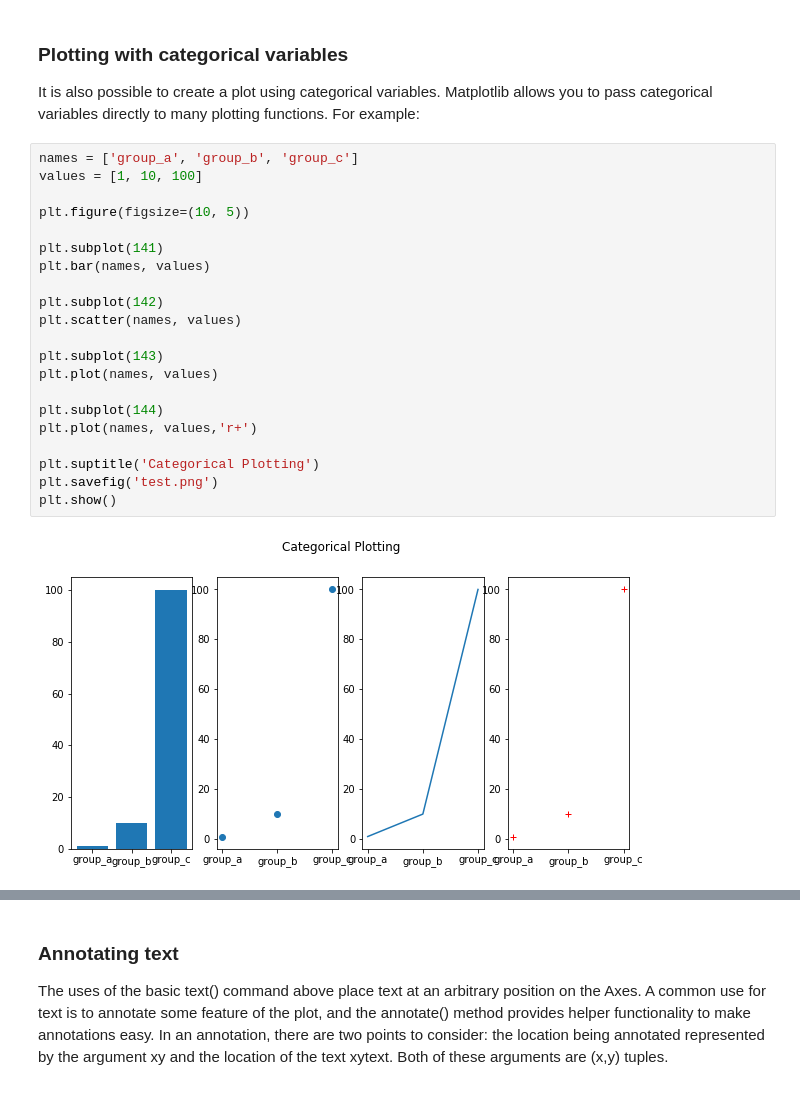
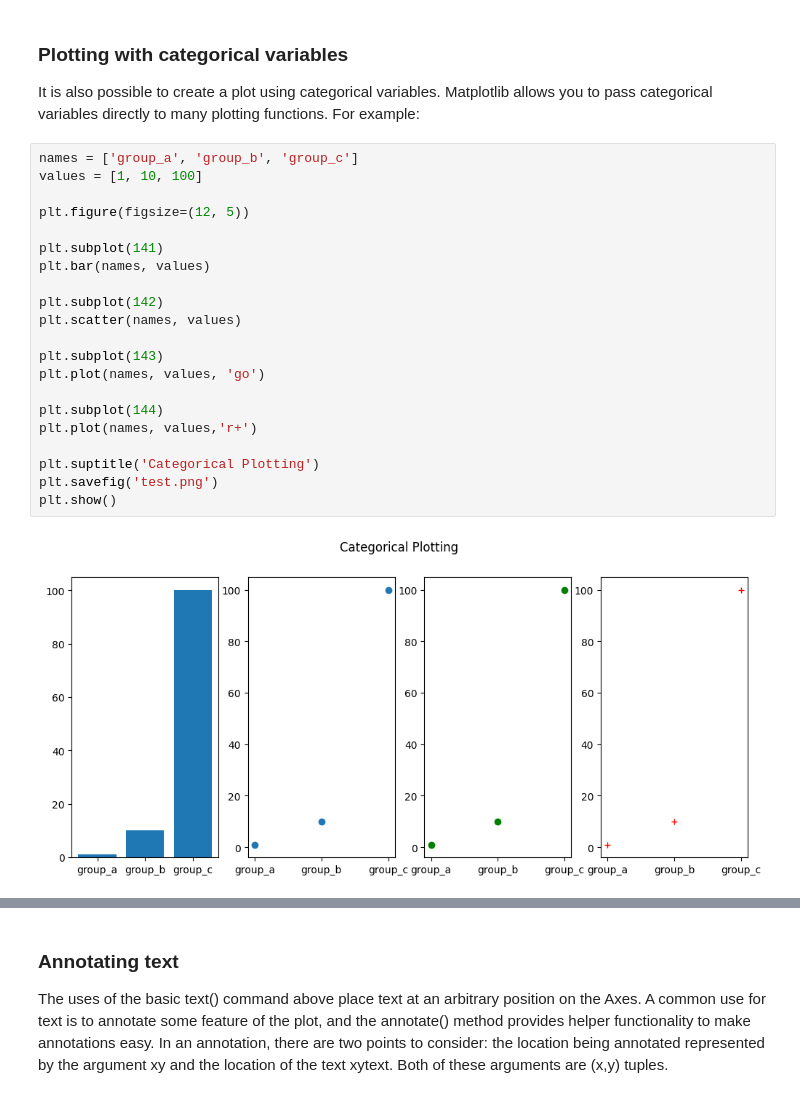
Before and after one commit to Eranga035225/Python-advanced-Course_tutorials, a Jupyter notebook: modules/3-matplotlib-tutorial.ipynb, the cells around one changed output, grey strips where cells are left out. Cells and saved outputs as stored; diff of their text form.

```diff
--- a/modules/3-matplotlib-tutorial.ipynb
+++ b/modules/3-matplotlib-tutorial.ipynb
@@ -100,26 +100,26 @@ It is also possible to create a plot using categorical variables. Matplotlib all
 # %%
 names = ['group_a', 'group_b', 'group_c']
 values = [1, 10, 100]
 
-plt.figure(figsize=(10, 5))
+plt.figure(figsize=(12, 5))
 
 plt.subplot(141)
 plt.bar(names, values)
 
 plt.subplot(142)
 plt.scatter(names, values)
 
 plt.subplot(143)
-plt.plot(names, values)
+plt.plot(names, values, 'go')
 
 plt.subplot(144)
 plt.plot(names, values,'r+')
 
 plt.suptitle('Categorical Plotting')
 plt.savefig('test.png')
 plt.show()
 # %% [output]
-[figure, old version]
+[figure, new version]
 # %%
 def f(t):
     return np.exp(-t) * np.cos(2*np.pi*t)
```
Also changed, not shown: parts of 2 cells of this notebook, 2 other files.
